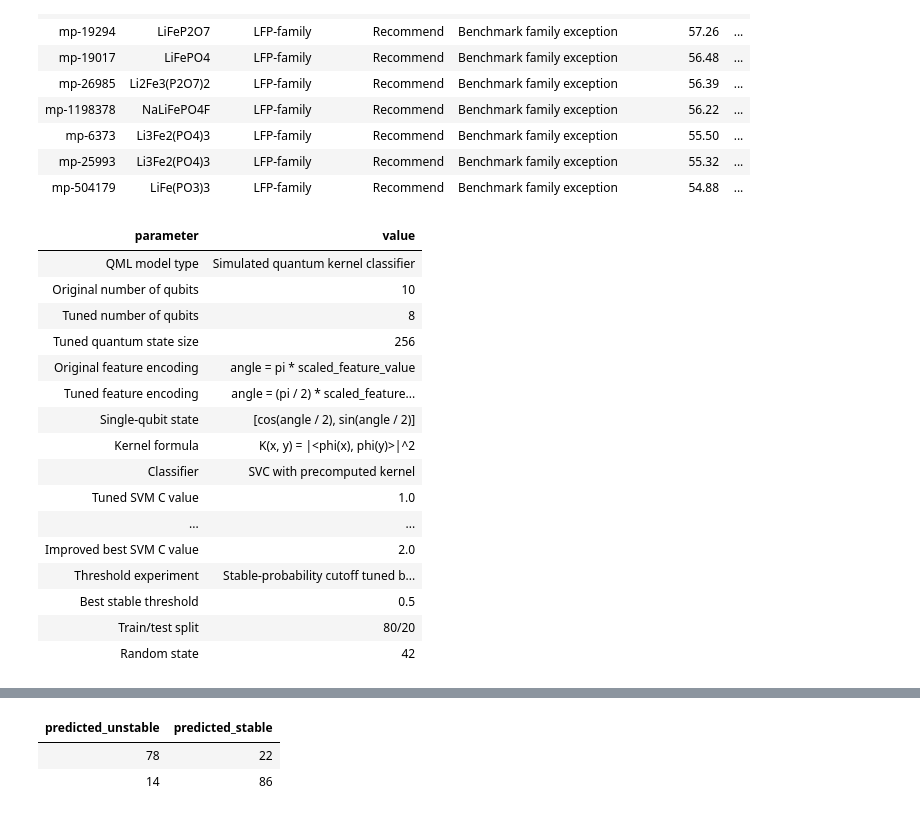
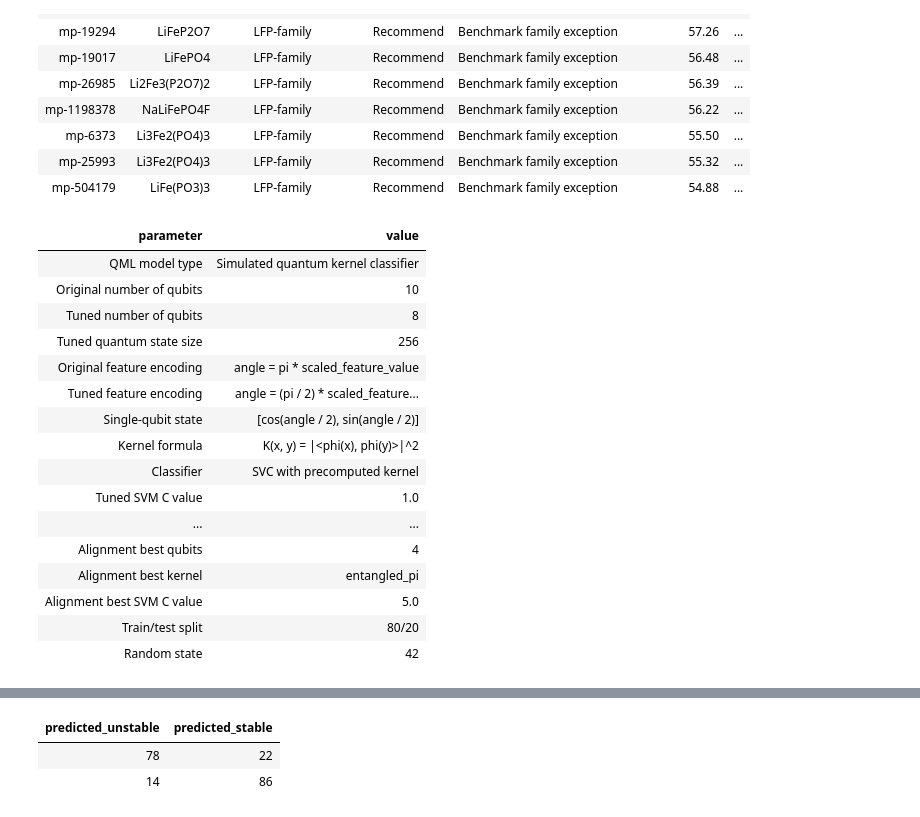
Before and after one commit to lifeknife10A/hybrid-quantum-battery-stability-prediction, a Jupyter notebook: Summer Vacation/Summer Vacation Main Presentation.ipynb, the cells around one changed output, grey strips where cells are left out. Drawn from its saved outputs; the diff is of its cells as text; code cells hidden in the pictures.

```diff
--- a/Summer Vacation/Summer Vacation Main Presentation.ipynb
+++ b/Summer Vacation/Summer Vacation Main Presentation.ipynb
@@ -200,36 +209,41 @@ quantum_parameters_dataframe = pd.DataFrame([
     {"parameter": "Tuned feature encoding", "value": "angle = (pi / 2) * scaled_feature_value"},
     {"parameter": "Single-qubit state", "value": "[cos(angle / 2), sin(angle / 2)]"},
     {"parameter": "Kernel formula", "value": "K(x, y) = |<phi(x), phi(y)>|^2"},
     {"parameter": "Classifier", "value": "SVC with precomputed kernel"},
     {"parameter": "Tuned SVM C value", "value": "1.0"},
     {"parameter": "Tuning method", "value": "4-fold cross-validation"},
     {"parameter": "Improved separate section", "value": "Random Forest feature importance + PCA + kernel tuning"},
     {"parameter": "Improved best qubits", "value": "6"},
     {"parameter": "Improved best kernel", "value": "entangled_pi"},
     {"parameter": "Improved best angle scale", "value": "pi"},
     {"parameter": "Improved best SVM C value", "value": "2.0"},
     {"parameter": "Threshold experiment", "value": "Stable-probability cutoff tuned by cross-validation"},
     {"parameter": "Best stable threshold", "value": "0.50"},
+    {"parameter": "Kernel alignment experiment", "value": "Feature set selected by quantum kernel-target alignment"},
+    {"parameter": "Alignment best feature set", "value": "rf_top_4"},
+    {"parameter": "Alignment best qubits", "value": "4"},
+    {"parameter": "Alignment best kernel", "value": "entangled_pi"},
+    {"parameter": "Alignment best SVM C value", "value": "5.0"},
     {"parameter": "Train/test split", "value": "80/20"},
     {"parameter": "Random state", "value": "42"},
 ])
 display(quantum_parameters_dataframe)
 # %% [output]
 | parameter | value |
 | QML model type | Simulated quantum kernel classifier |
 | Original number of qubits | 10 |
 | Tuned number of qubits | 8 |
 | Tuned quantum state size | 256 |
 | Original feature encoding | angle = pi * scaled_feature_value |
 | Tuned feature encoding | angle = (pi / 2) * scaled_feature... |
 | Single-qubit state | [cos(angle / 2), sin(angle / 2)] |
 | Kernel formula | K(x, y) = |<phi(x), phi(y)>|^2 |
 | Classifier | SVC with precomputed kernel |
 | Tuned SVM C value | 1.0 |
 | ... | ... |
-| Improved best SVM C value | 2.0 |
-| Threshold experiment | Stable-probability cutoff tuned b... |
-| Best stable threshold | 0.5 |
+| Alignment best qubits | 4 |
+| Alignment best kernel | entangled_pi |
+| Alignment best SVM C value | 5.0 |
 | Train/test split | 80/20 |
 | Random state | 42 |
 # %%
```
Also changed, not shown: parts of 6 cells of this notebook, 10 other files.
